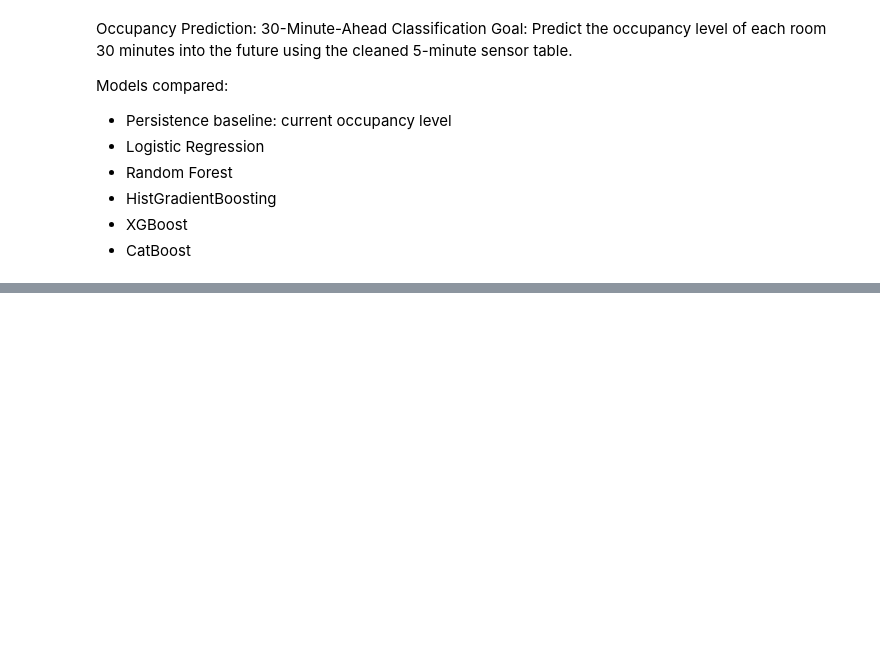
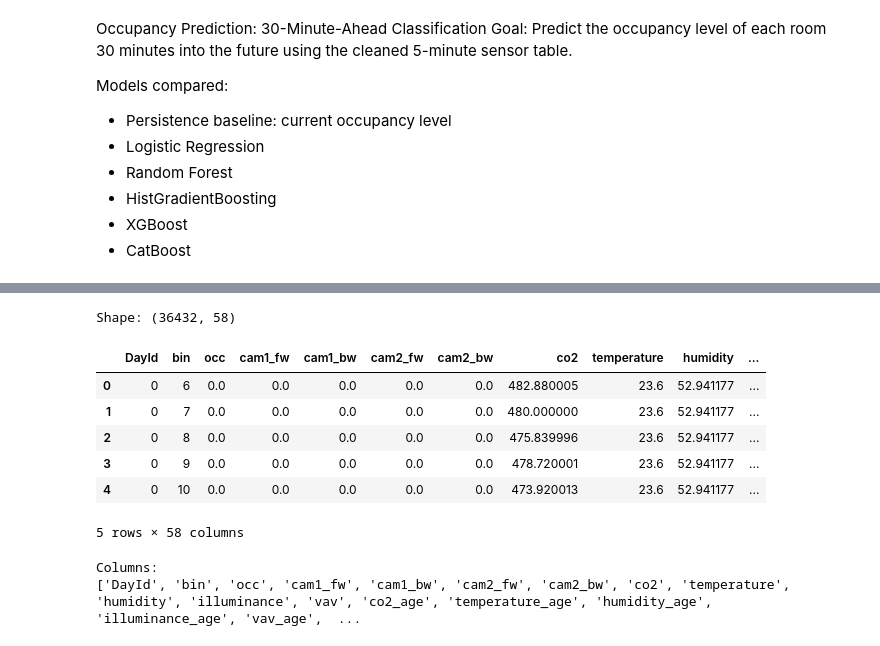
Before and after one commit to SimrahRuqiya/adaptive-district-backbone, a Jupyter notebook: notebooks/04_single_step_pred.ipynb, the cells around one changed output, grey strips where cells are left out. Drawn from its saved outputs; the diff is of its cells as text; code cells hidden in the pictures; blank space fills up the shorter version.

```diff
--- a/notebooks/04_single_step_pred.ipynb
+++ b/notebooks/04_single_step_pred.ipynb
@@ -41,0 +45,30 @@ ModuleNotFoundError: No module named 'numpy'
+# %%
+if not DATA_PATH.exists():
+    alternatives = [
+        Path("data/processed/model_table_5min.csv"),
+        Path("../data/model_table_5min.csv"),
+        Path("model_table_5min.csv"),
+    ]
+    found = next((p for p in alternatives if p.exists()), None)
+    if found is None:
+        raise FileNotFoundError(
+            f"Could not find {DATA_PATH}. Update DATA_PATH to the location of model_table_5min.csv."
+        )
+    DATA_PATH = found
+
+data = pd.read_csv(DATA_PATH)
+print("Shape:", data.shape)
+display(data.head())
+print("\nColumns:")
+print(data.columns.tolist())
+# %% [output]
+Shape: (36432, 58)
+|  | DayId | bin | occ | cam1_fw | cam1_bw | cam2_fw | cam2_bw | co2 | temperature | humidity | ... |
+| 0 | 0 | 6 | 0.0 | 0.0 | 0.0 | 0.0 | 0.0 | 482.880005 | 23.6 | 52.941177 | ... |
+| 1 | 0 | 7 | 0.0 | 0.0 | 0.0 | 0.0 | 0.0 | 480.000000 | 23.6 | 52.941177 | ... |
+| 2 | 0 | 8 | 0.0 | 0.0 | 0.0 | 0.0 | 0.0 | 475.839996 | 23.6 | 52.941177 | ... |
+| 3 | 0 | 9 | 0.0 | 0.0 | 0.0 | 0.0 | 0.0 | 478.720001 | 23.6 | 52.941177 | ... |
+| 4 | 0 | 10 | 0.0 | 0.0 | 0.0 | 0.0 | 0.0 | 473.920013 | 23.6 | 52.941177 | ... |
+5 rows × 58 columns
+Columns:
+['DayId', 'bin', 'occ', 'cam1_fw', 'cam1_bw', 'cam2_fw', 'cam2_bw', 'co2', 'temperature', 'humidity', 'illuminance', 'vav', 'co2_age', 'temperature_age', 'humidity_age', 'illuminance_age', 'vav_age',  ...
```
Also changed, not shown: parts of 14 cells of this notebook.
